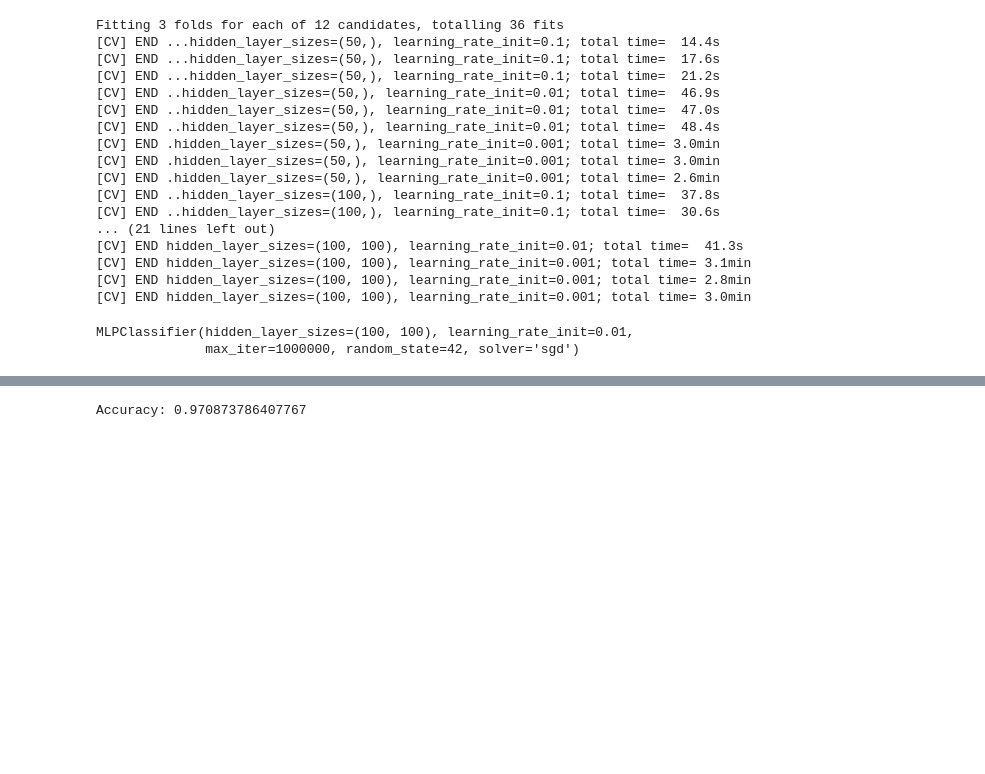
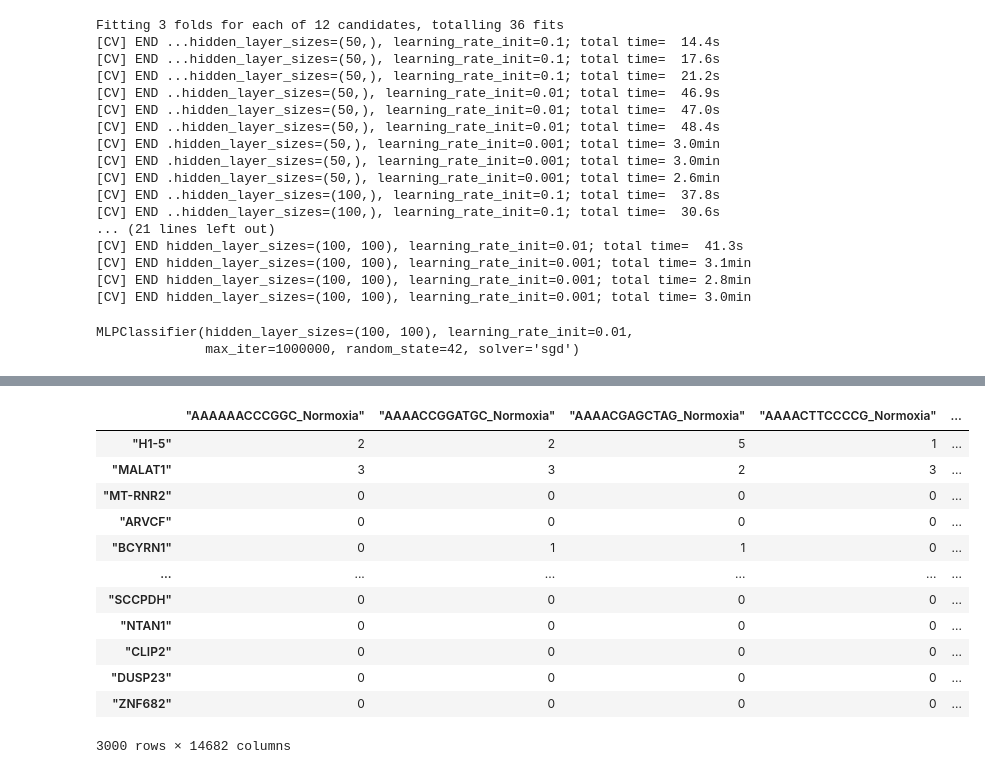
Before and after one commit to MauriceCC04/AI-Lab, a Jupyter notebook: supervised mcf7.ipynb, the cells around one changed output, grey strips where cells are left out. Drawn from its saved outputs; the diff is of its cells as text; code cells hidden in the pictures; blank space fills up the shorter version.

```diff
--- a/supervised mcf7.ipynb
+++ b/supervised mcf7.ipynb
@@ -330,12 +332,25 @@ print(f"Accuracy: {accuracy}")
 # %%
 #what if we try with the hcc data
 #laptop
-#df = pd.read_csv("C:\\Users\\camer\\Desktop\\class stuff\\Semester 4\\ai lab\\DropSeq\\HCC_Filtered_Normalised_3000_Data_train.txt", delimiter="\ ", engine='python', index_col=0)
+#df = pd.read_csv("C:\\Users\\camer\\Desktop\\class stuff\\Semester 4\\ai lab\\DropSeq\\HCC1806_Filtered_Normalised_3000_Data_train.txt", delimiter="\ ", engine='python', index_col=0)
 #desktop
 #C:\Users\Cameron\Desktop\AILab24\DropSeq
-df_hcc = pd.read_csv("C:\\Users\\Cameron\\Desktop\\AILab24\\DropSeq\\HCC_Filtered_Normalised_3000_Data_train.txt", delimiter="\ ", engine='python', index_col=0)
+df_hcc = pd.read_csv("C:\\Users\\Cameron\\Desktop\\AILab24\\DropSeq\\HCC1806_Filtered_Normalised_3000_Data_train.txt", delimiter="\ ", engine='python', index_col=0)
+df_hcc
 # %% [output]
+|  | "AAAAAACCCGGC_Normoxia" | "AAAACCGGATGC_Normoxia" | "AAAACGAGCTAG_Normoxia" | "AAAACTTCCCCG_Normoxia" | ... |
+| "H1-5" | 2 | 2 | 5 | 1 | ... |
+| "MALAT1" | 3 | 3 | 2 | 3 | ... |
+| "MT-RNR2" | 0 | 0 | 0 | 0 | ... |
+| "ARVCF" | 0 | 0 | 0 | 0 | ... |
+| "BCYRN1" | 0 | 1 | 1 | 0 | ... |
+| ... | ... | ... | ... | ... | ... |
+| "SCCPDH" | 0 | 0 | 0 | 0 | ... |
+| "NTAN1" | 0 | 0 | 0 | 0 | ... |
+| "CLIP2" | 0 | 0 | 0 | 0 | ... |
+| "DUSP23" | 0 | 0 | 0 | 0 | ... |
+| "ZNF682" | 0 | 0 | 0 | 0 | ... |
-Accuracy: 0.970873786407767
+3000 rows × 14682 columns
 # %%
 #same process as before
 new_row = {col: None for col in df_hcc.columns}
```
Also changed, not shown: parts of 8 cells of this notebook.
